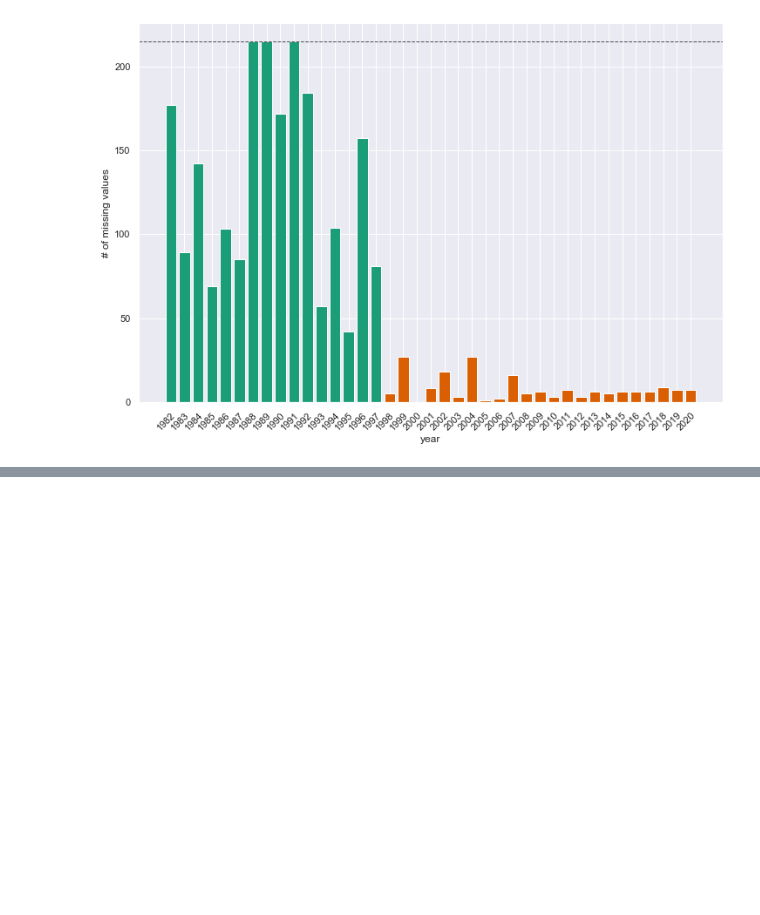
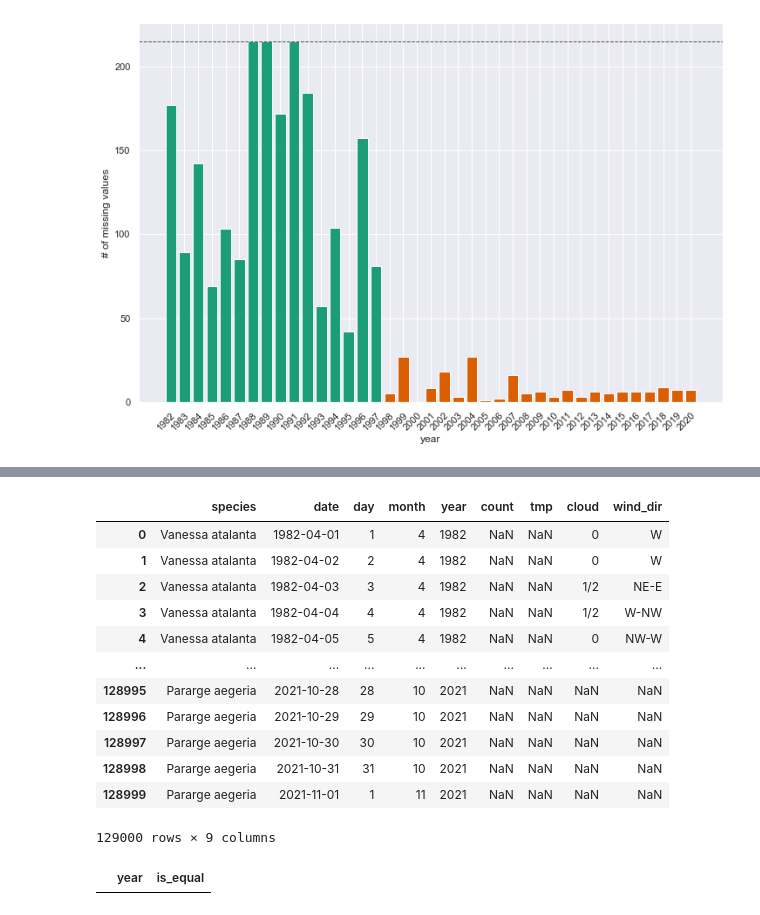
Before and after one commit to gtlab-barcelona/robert, a Jupyter notebook: data-exploration_first-last/code/4-number-of-nans.ipynb, the cells around one changed output, grey strips where cells are left out. Saved outputs shown, nothing was run; the diff lists cells and outputs as text; code cells hidden in the pictures; blank space fills up the shorter version.

Commit message:
investigated missing number of values

```diff
--- a/data-exploration_first-last/code/4-number-of-nans.ipynb
+++ b/data-exploration_first-last/code/4-number-of-nans.ipynb
@@ -218,0 +364,21 @@ fig.savefig(f'../figs/missing-data/nans_per-year_updated.png', bbox_inches='tigh
+# %%
+# create another dataframe with daily total counts (all traps combined)
+count_daily_updated = count_by_trap_updated.drop(columns = ['trap', 'trap_dir'])
+count_daily_updated['count'] = count_daily_updated.groupby('date')['count'].transform('sum', min_count=1)
+count_daily_updated = count_daily_updated.drop_duplicates().reset_index(drop=True)
+
+count_daily_updated
+# %% [output]
+|  | species | date | day | month | year | count | tmp | cloud | wind_dir |
+| 0 | Vanessa atalanta | 1982-04-01 | 1 | 4 | 1982 | NaN | NaN | 0 | W |
+| 1 | Vanessa atalanta | 1982-04-02 | 2 | 4 | 1982 | NaN | NaN | 0 | W |
+| 2 | Vanessa atalanta | 1982-04-03 | 3 | 4 | 1982 | NaN | NaN | 1/2 | NE-E |
+| 3 | Vanessa atalanta | 1982-04-04 | 4 | 4 | 1982 | NaN | NaN | 1/2 | W-NW |
+| 4 | Vanessa atalanta | 1982-04-05 | 5 | 4 | 1982 | NaN | NaN | 0 | NW-W |
+| ... | ... | ... | ... | ... | ... | ... | ... | ... | ... |
+| 128995 | Pararge aegeria | 2021-10-28 | 28 | 10 | 2021 | NaN | NaN | NaN | NaN |
+| 128996 | Pararge aegeria | 2021-10-29 | 29 | 10 | 2021 | NaN | NaN | NaN | NaN |
+| 128997 | Pararge aegeria | 2021-10-30 | 30 | 10 | 2021 | NaN | NaN | NaN | NaN |
+| 128998 | Pararge aegeria | 2021-10-31 | 31 | 10 | 2021 | NaN | NaN | NaN | NaN |
+| 128999 | Pararge aegeria | 2021-11-01 | 1 | 11 | 2021 | NaN | NaN | NaN | NaN |
+129000 rows × 9 columns
@@ -218,0 +397,12 @@ fig.savefig(f'../figs/missing-data/nans_per-year_updated.png', bbox_inches='tigh
+# %%
+# and find out whether there's always the same number of missing values per year
+nans_diff = (nans_species_year.groupby('year')['count']
+                              .nunique()
+                              .eq(1)
+                              .reset_index()
+                              .rename(columns = {'count': 'is_equal'}))
+
+# print years with distinct values
+display(nans_diff[~nans_diff.is_equal])
+# %% [output]
+|  | year | is_equal |
```
Also changed, not shown: parts of 10 cells of this notebook, 5 other files.
